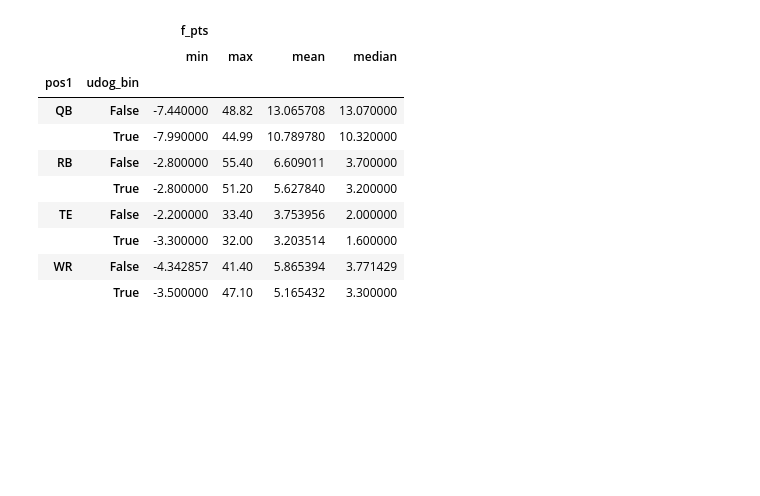
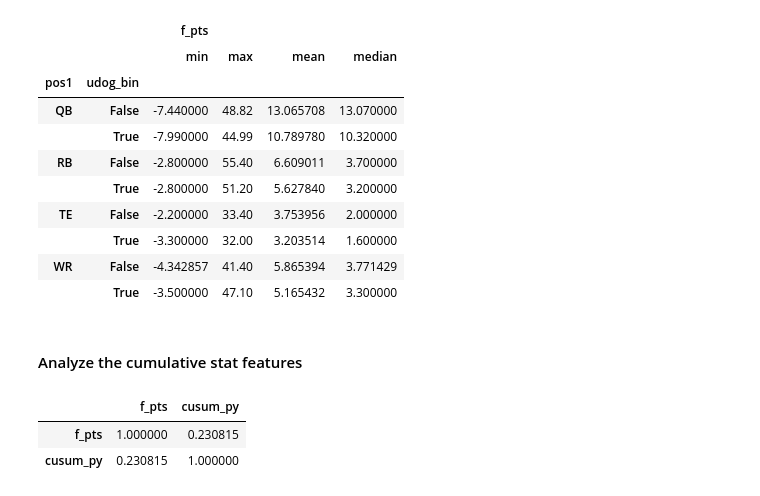
Before and after one commit to jchristo12/fantasy_football, a Jupyter notebook: analysis/feature_analysis.ipynb, the cells around one changed output. Drawn from its saved outputs; the diff is of its cells as text; code cells hidden in the pictures; blank space fills up the shorter version.

```diff
--- a/analysis/feature_analysis.ipynb
+++ b/analysis/feature_analysis.ipynb
@@ -487,3 +530,5 @@ df_eda.groupby(['pos1', 'udog_bin'], as_index=True).agg({'f_pts': ['min', 'max',
 |  | True | -3.300000 | 32.00 | 3.203514 | 1.600000 |
 | WR | False | -4.342857 | 41.40 | 5.865394 | 3.771429 |
 |  | True | -3.500000 | 47.10 | 5.165432 | 3.300000 |
+# %% [markdown]
+#### Analyze the cumulative stat features
@@ -489,0 +538,7 @@ df_eda.groupby(['pos1', 'udog_bin'], as_index=True).agg({'f_pts': ['min', 'max',
+# %%
+#career passing versus next week's fantasy points
+df_eda_roll.loc[(df_eda_roll['pos1']=='QB') & (df_eda_roll['cusum_pa'] > 100), ['f_pts', 'cusum_py']].corr(method='pearson')
+# %% [output]
+|  | f_pts | cusum_py |
+| f_pts | 1.000000 | 0.230815 |
+| cusum_py | 0.230815 | 1.000000 |
```
Also changed, not shown: parts of 24 cells of this notebook.
